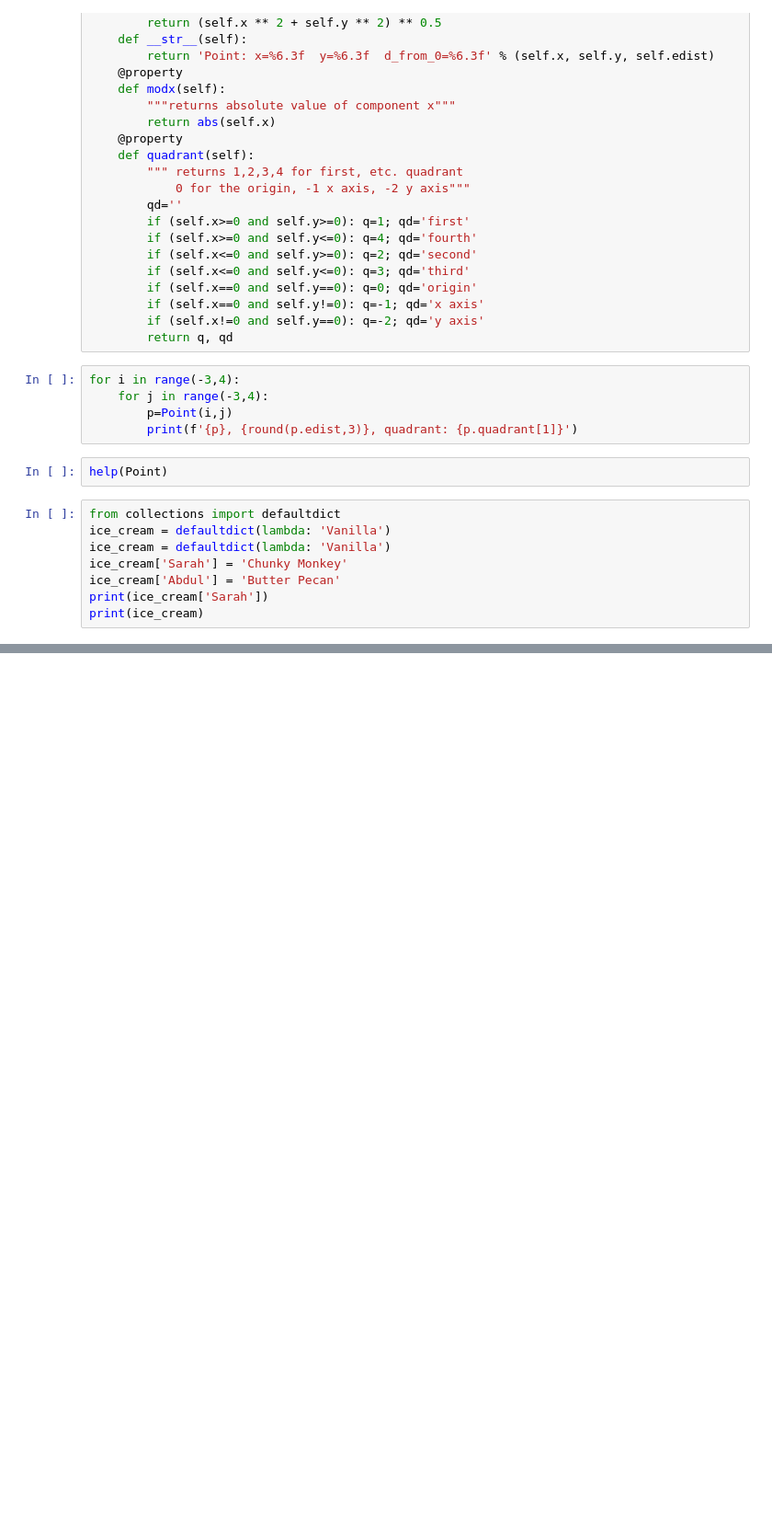
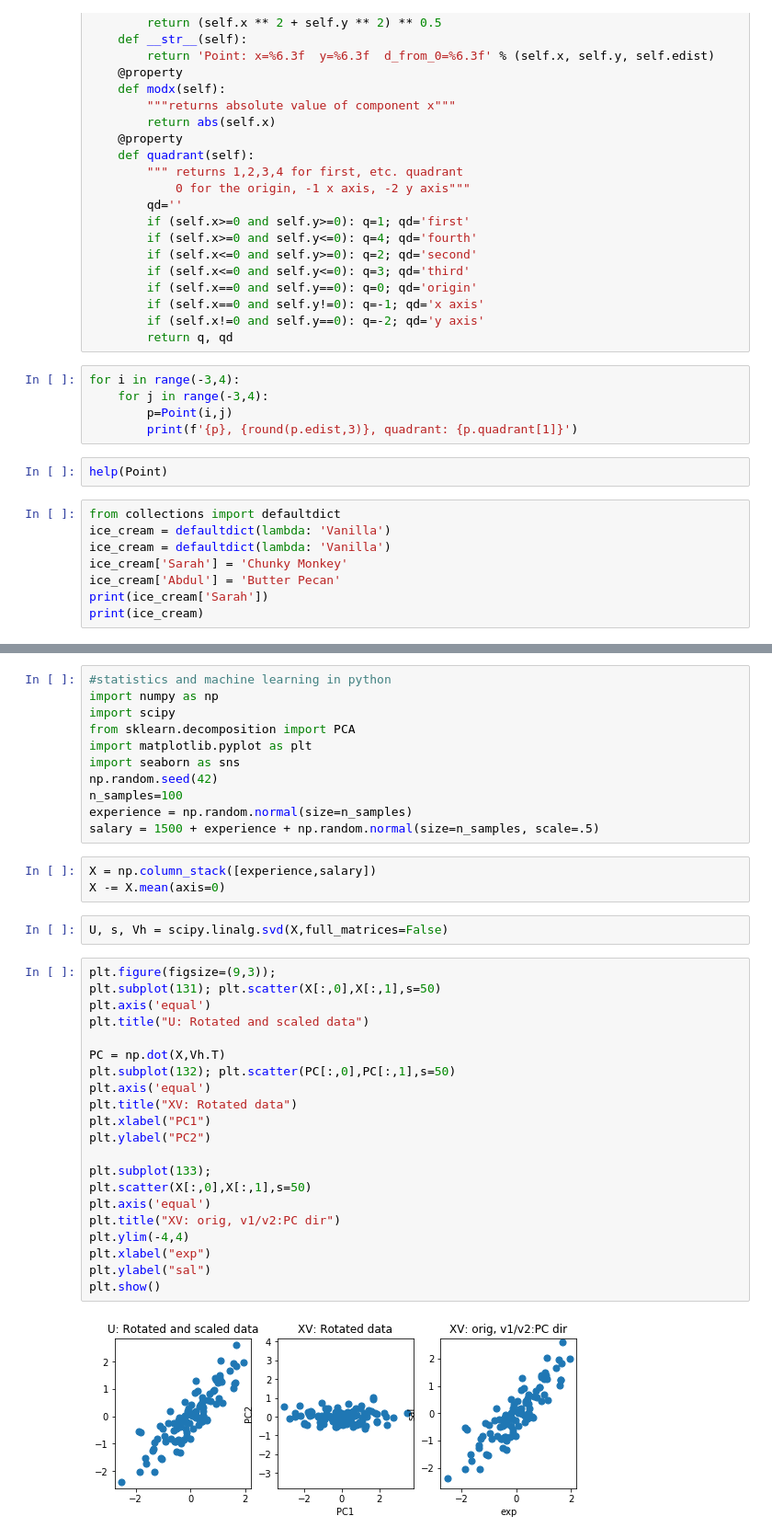
Before and after one commit to vfiore/100DOC, a Jupyter notebook: 100daysofcode.ipynb, the cells around one changed output, grey strips where cells are left out. Shown at 92% size. Saved outputs shown, nothing was run; the diff lists cells and outputs as text; blank space fills up the shorter version.

```diff
--- a/100daysofcode.ipynb
+++ b/100daysofcode.ipynb
@@ -1062,0 +1060,39 @@ strainfail: 0
+# %%
+#statistics and machine learning in python
+import numpy as np
+import scipy
+from sklearn.decomposition import PCA
+import matplotlib.pyplot as plt
+import seaborn as sns
+np.random.seed(42)
+n_samples=100
+experience = np.random.normal(size=n_samples)
+salary = 1500 + experience + np.random.normal(size=n_samples, scale=.5)
+# %%
+X = np.column_stack([experience,salary])
+X -= X.mean(axis=0)
+# %%
+U, s, Vh = scipy.linalg.svd(X,full_matrices=False)
+# %%
+plt.figure(figsize=(9,3));
+plt.subplot(131); plt.scatter(X[:,0],X[:,1],s=50)
+plt.axis('equal')
+plt.title("U: Rotated and scaled data")
+
+PC = np.dot(X,Vh.T)
+plt.subplot(132); plt.scatter(PC[:,0],PC[:,1],s=50)
+plt.axis('equal')
+plt.title("XV: Rotated data")
+plt.xlabel("PC1")
+plt.ylabel("PC2")
+
+plt.subplot(133);
+plt.scatter(X[:,0],X[:,1],s=50)
+plt.axis('equal')
+plt.title("XV: orig, v1/v2:PC dir")
+plt.ylim(-4,4)
+plt.xlabel("exp")
+plt.ylabel("sal")
+plt.show()
+# %% [output]
+[figure, added]
```
Also changed, not shown: parts of 5 cells of this notebook.
